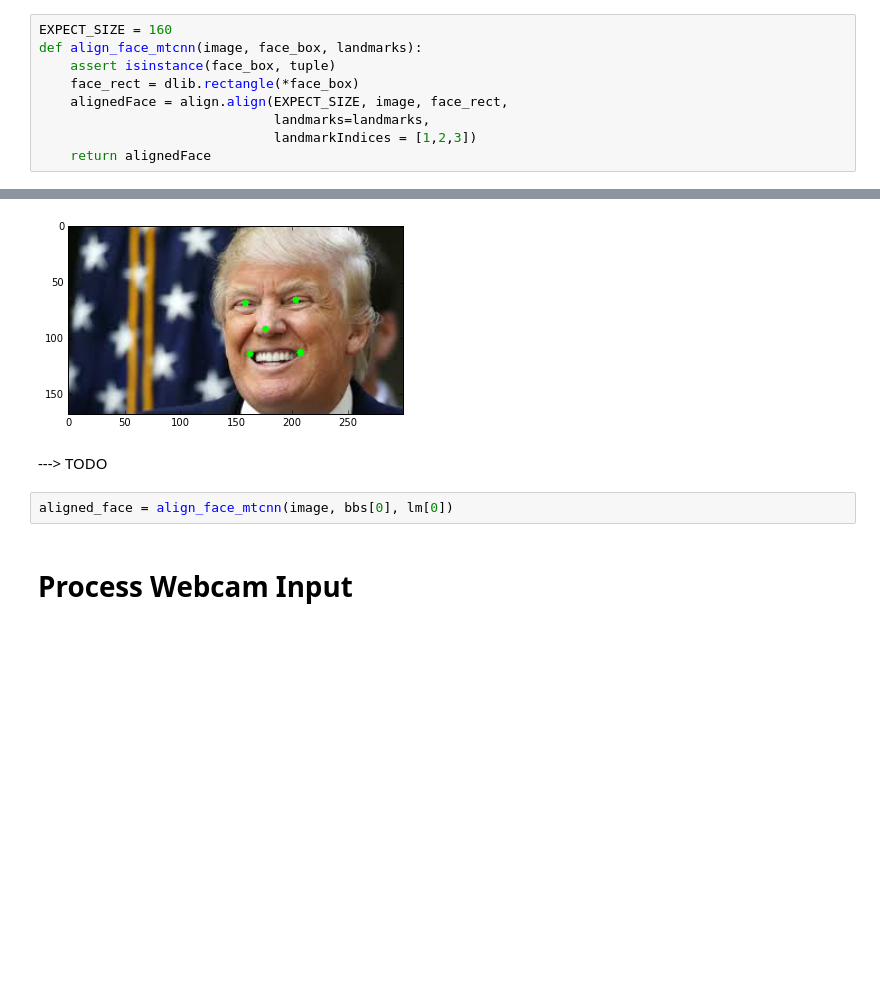
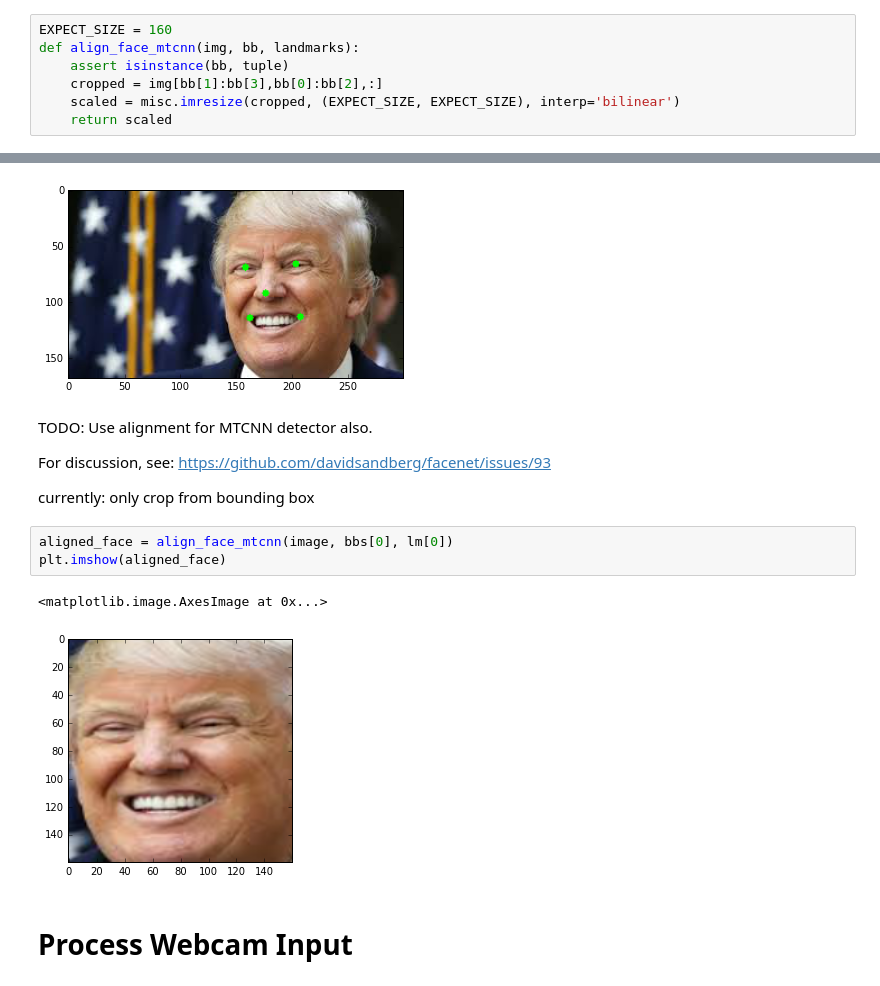
Before and after one commit to Roboy/roboy_vision, a Jupyter notebook: tutorials/Face_Detection.ipynb, the cells around one changed output, grey strips where cells are left out. Cells and saved outputs as stored; diff of their text form; blank space fills up the shorter version.

Commit message:
added mtcnn alignment for face detect in tutorials section

```diff
--- a/tutorials/Face_Detection.ipynb
+++ b/tutorials/Face_Detection.ipynb
@@ -79,15 +79,13 @@ def detect_face_and_landmarks_mtcnn(img):
         #boxes.append(r[:4].astype(int).tolist())
         face_index += 1
     return boxes, landmarks
-# %%
-EXPECT_SIZE = 160
-def align_face_mtcnn(image, face_box, landmarks):
-    assert isinstance(face_box, tuple)
-    face_rect = dlib.rectangle(*face_box)
-    alignedFace = align.align(EXPECT_SIZE, image, face_rect,
-                              landmarks=landmarks,
-                              landmarkIndices = [1,2,3])
-    return alignedFace
+# %%
+EXPECT_SIZE = 160
+def align_face_mtcnn(img, bb, landmarks):
+    assert isinstance(bb, tuple)
+    cropped = img[bb[1]:bb[3],bb[0]:bb[2],:]
+    scaled = misc.imresize(cropped, (EXPECT_SIZE, EXPECT_SIZE), interp='bilinear')
+    return scaled
 # %% [markdown]
 # Draw Functions
 # %%
@@ -145,10 +143,19 @@ plt.imshow(draw_landmarks(image,lm[0]))
 # %% [output]
 <matplotlib.image.AxesImage at 0x...>
 [figure]
-# %% [markdown]
----> TODO
+# %% [markdown]
+TODO: Use alignment for MTCNN detector also.
+
+For discussion, see:
+https://github.com/davidsandberg/facenet/issues/93
+
+currently: only crop from bounding box
 # %%
 aligned_face = align_face_mtcnn(image, bbs[0], lm[0])
+plt.imshow(aligned_face)
+# %% [output]
+<matplotlib.image.AxesImage at 0x...>
+[figure, added]
 # %% [markdown]
 # Process Webcam Input
 # %% [markdown]
```
Also changed, not shown: parts of 1 cell of this notebook, 2 other files.
